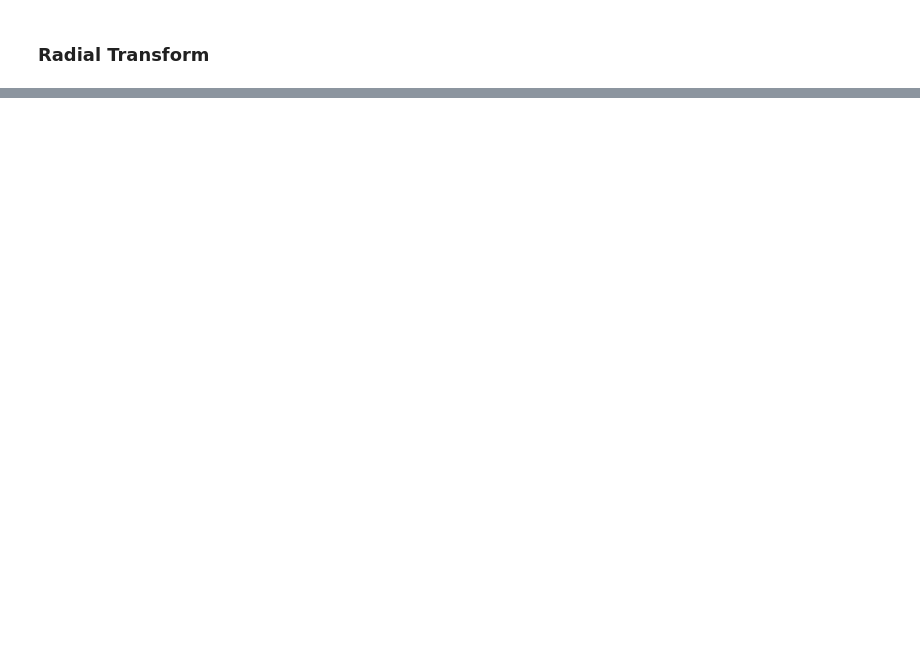
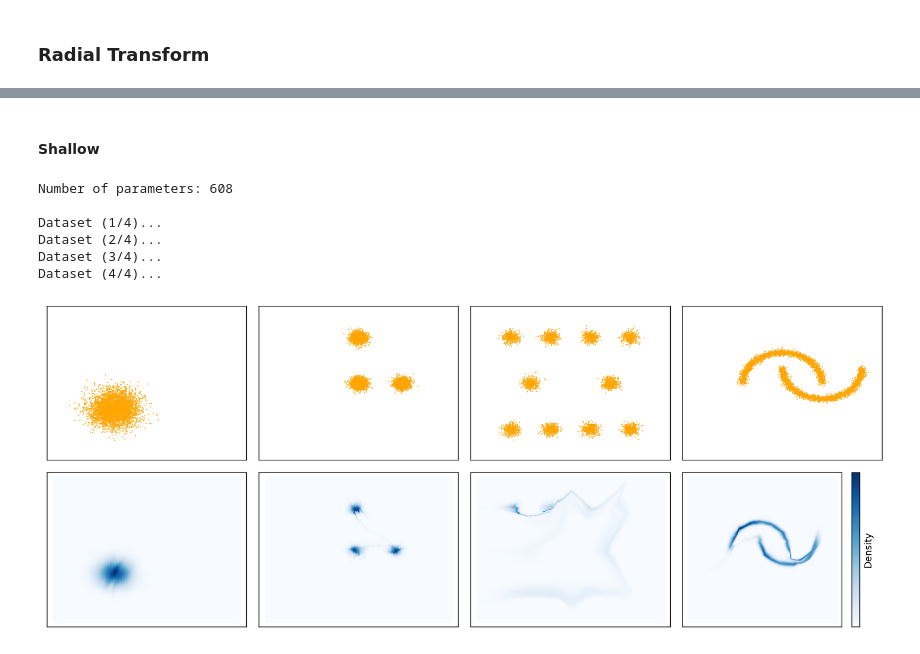
Before and after one commit to borchero/pyblaze, a Jupyter notebook: docs/examples/normalizing-flows.ipynb, the cells around one changed output, grey strips where cells are left out. Drawn from its saved outputs; the diff is of its cells as text; code cells hidden in the pictures; blank space fills up the shorter version.

Commit message:
Add normalizing flow implementations

```diff
--- a/docs/examples/normalizing-flows.ipynb
+++ b/docs/examples/normalizing-flows.ipynb
@@ -170,0 +116,25 @@ Dataset (3/3)...
+# %% [markdown]
+#### Shallow
+# %%
+ac_shallow_model = xnn.NormalizingFlow([
+    xnn.AffineCouplingTransform1d(2, 1, nn.Sequential(
+        nn.Linear(1, 4),
+        nn.LeakyReLU(),
+        nn.Linear(4, 4),
+        nn.LeakyReLU(),
+        nn.Linear(4, 2)
+    ), constrain_scale=True, reverse=i % 2 == 1)
+    for i in range(16)
+])
+print(f"Number of parameters: {sum(p.numel() for p in ac_shallow_model.parameters())}\n")
+
+ac_shallow_engine = xnn.MLEEngine(ac_shallow_model, expects_data_target=False)
+train_and_plot(ac_shallow_engine, datasets)
+# %% [output]
+Number of parameters: 608
+
+Dataset (1/4)...
+Dataset (2/4)...
+Dataset (3/4)...
+Dataset (4/4)...
+[figure, added]
```
Also changed, not shown: parts of 20 cells of this notebook, 14 other files.
